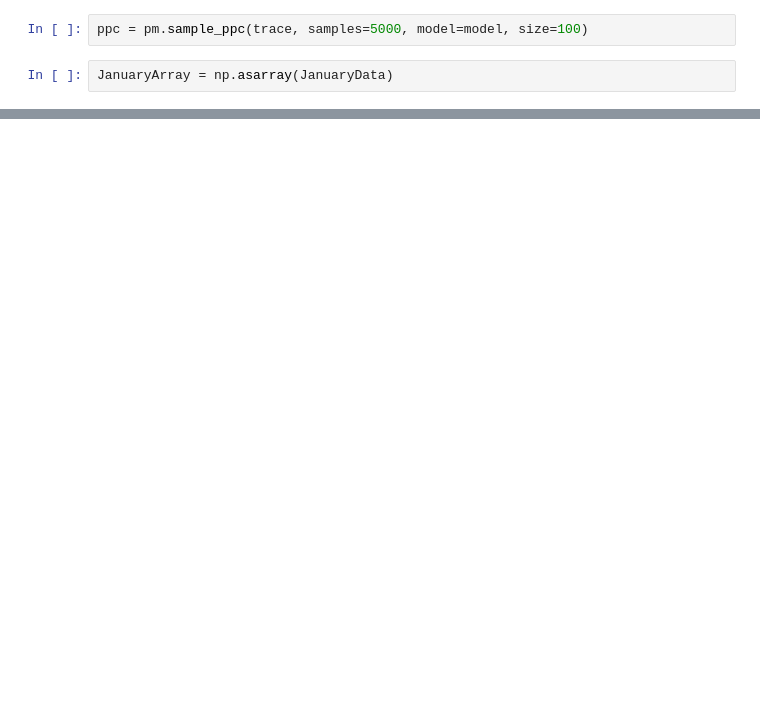
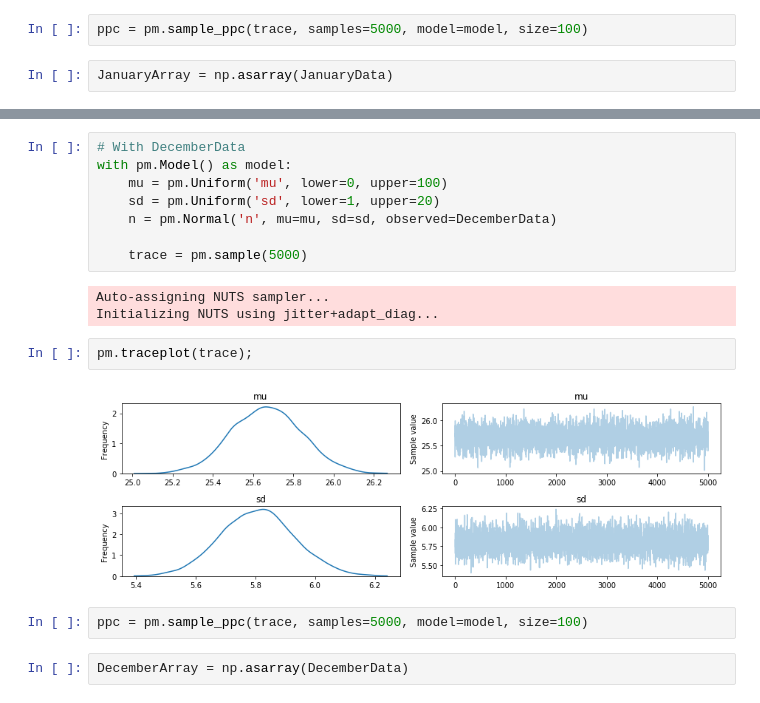
Before and after one commit to jenk1/Mean-Heating-Degree-Days, a Jupyter notebook: FinalizedOne.ipynb, the cells around one changed output, grey strips where cells are left out. Cells and saved outputs as stored; diff of their text form; blank space fills up the shorter version.

```diff
--- a/FinalizedOne.ipynb
+++ b/FinalizedOne.ipynb
@@ -287,0 +288,19 @@ ax.set(title='Posterior predictive of the mean', xlabel='mean(x)', ylabel='Frequ
+# %%
+# With DecemberData
+with pm.Model() as model:
+    mu = pm.Uniform('mu', lower=0, upper=100)
+    sd = pm.Uniform('sd', lower=1, upper=20)
+    n = pm.Normal('n', mu=mu, sd=sd, observed=DecemberData)
+
+    trace = pm.sample(5000)
+# %% [output]
+Auto-assigning NUTS sampler...
+Initializing NUTS using jitter+adapt_diag...
+# %%
+pm.traceplot(trace);
+# %% [output]
+[figure, added]
+# %%
+ppc = pm.sample_ppc(trace, samples=5000, model=model, size=100)
+# %%
+DecemberArray = np.asarray(DecemberData)
```
Also changed, not shown: parts of 12 cells of this notebook.
